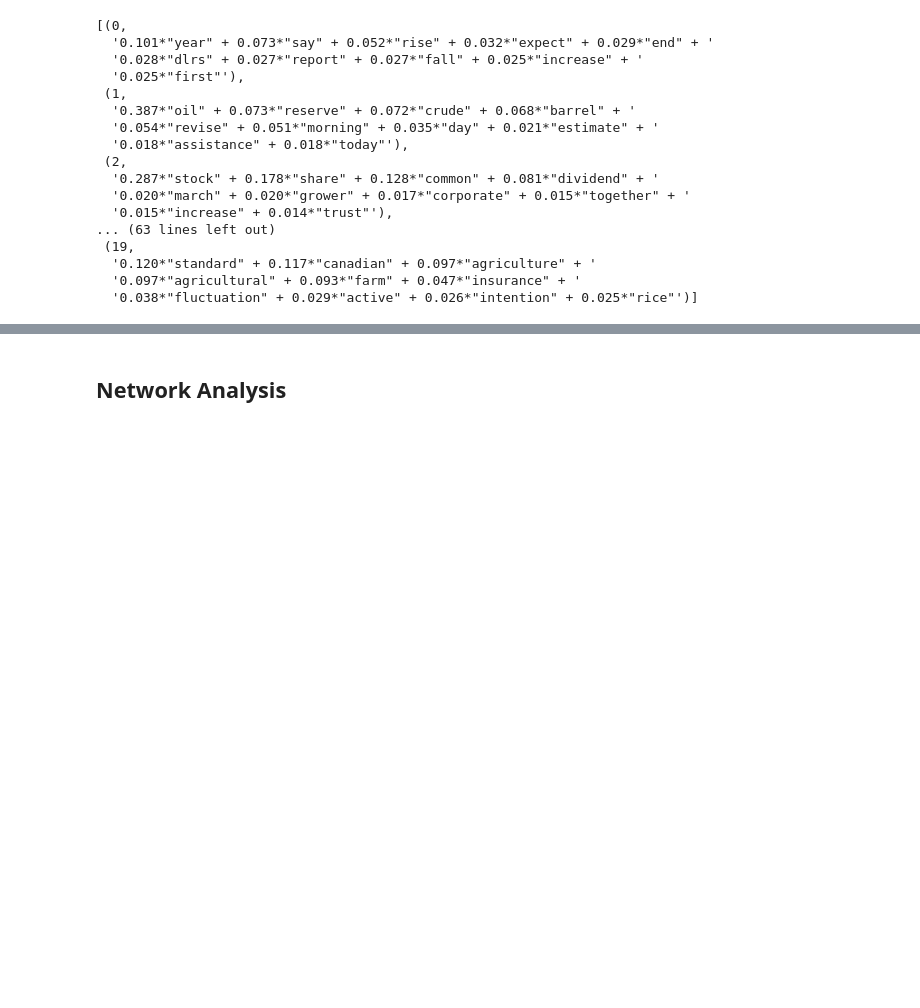
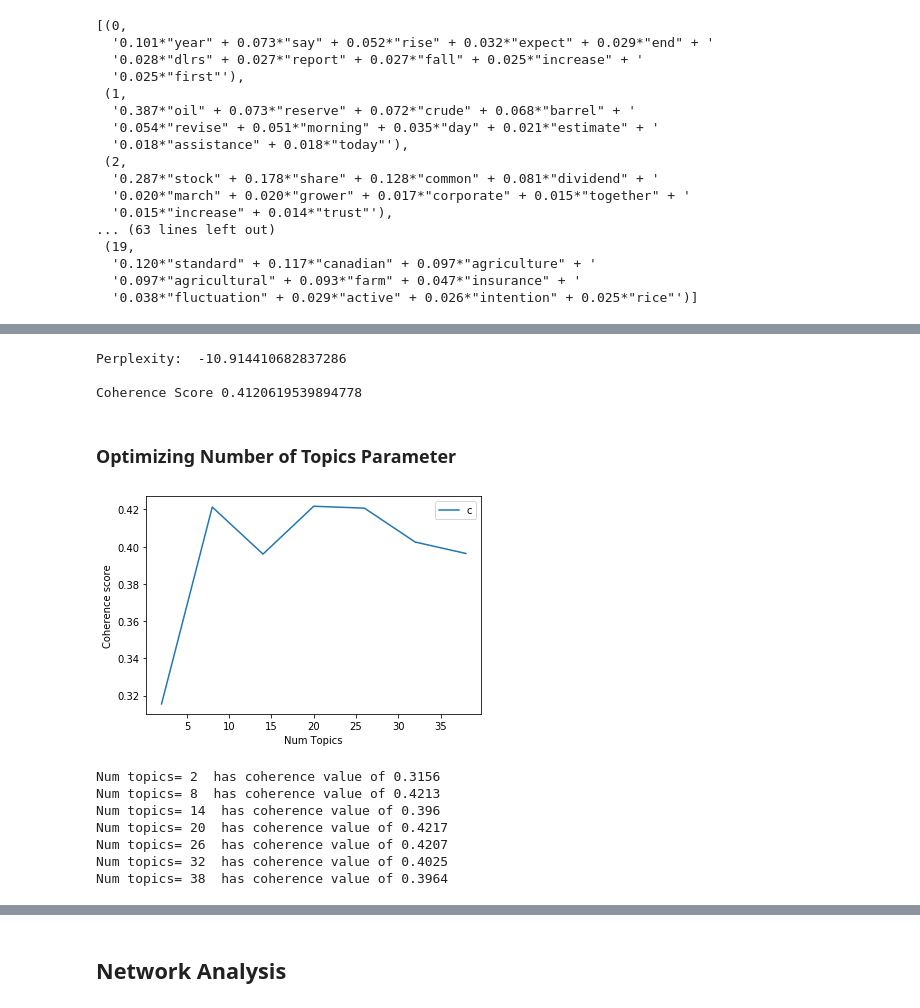
Before and after one commit to JeremyOBrien16/CUNY_DATA_620, a Jupyter notebook: ProjectFinal/data620project_final.ipynb, the cells around one changed output, grey strips where cells are left out. Drawn from its saved outputs; the diff is of its cells as text; code cells hidden in the pictures; blank space fills up the shorter version.

```diff
--- a/ProjectFinal/data620project_final.ipynb
+++ b/ProjectFinal/data620project_final.ipynb
@@ -282,0 +299,20 @@ pprint(lda_model.print_topics())
+# %%
+# Compute model perplexity and coherence score
+
+# Compute perplexity
+print('\nPerplexity: ', lda_model.log_perplexity(corpus))
+
+# Compute coherence score
+coherence_model_lda = CoherenceModel(model=lda_model,
+                                     texts=data_lemmatized,
+                                     dictionary=id2word,
+                                     coherence='c_v')
+coherence_lda = coherence_model_lda.get_coherence()
+
+print('\nCoherence Score', coherence_lda )
+# %% [output]
+Perplexity:  -10.914410682837286
+
+Coherence Score 0.4120619539894778
+# %% [markdown]
+### Optimizing Number of Topics Parameter
@@ -282,0 +370,21 @@ pprint(lda_model.print_topics())
+# %%
+# Graph iterations
+limit=40; start=2; step=6
+x = range(start, limit, step)
+plt.plot(x, coherence_values)
+plt.xlabel('Num Topics')
+plt.ylabel('Coherence score')
+plt.legend(('coherence_values'), loc='best')
+plt.show()
+
+for m, cv in zip(x, coherence_values):
+    print('Num topics=', m, ' has coherence value of', round(cv, 4))
+# %% [output]
+[figure, added]
+Num topics= 2  has coherence value of 0.3156
+Num topics= 8  has coherence value of 0.4213
+Num topics= 14  has coherence value of 0.396
+Num topics= 20  has coherence value of 0.4217
+Num topics= 26  has coherence value of 0.4207
+Num topics= 32  has coherence value of 0.4025
+Num topics= 38  has coherence value of 0.3964
```
Also changed, not shown: parts of 17 cells of this notebook.
